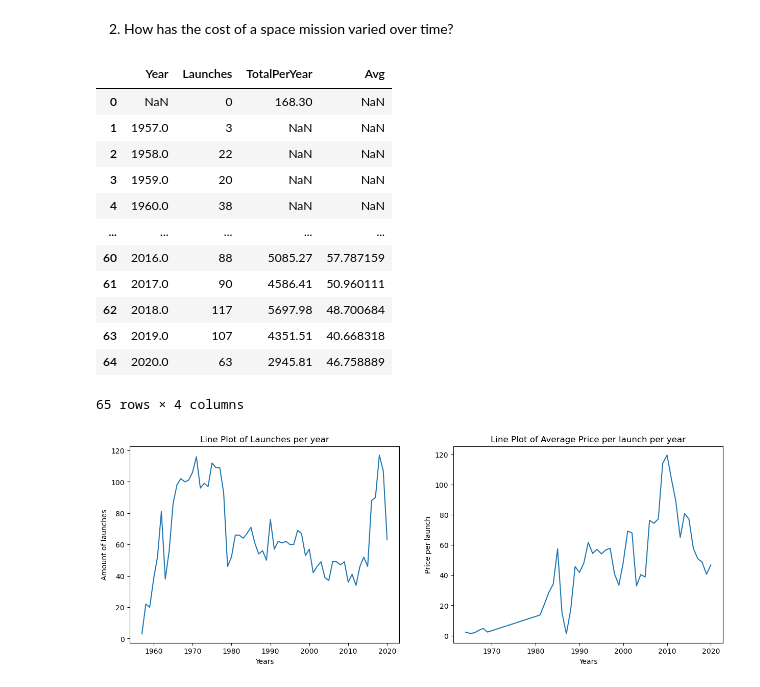
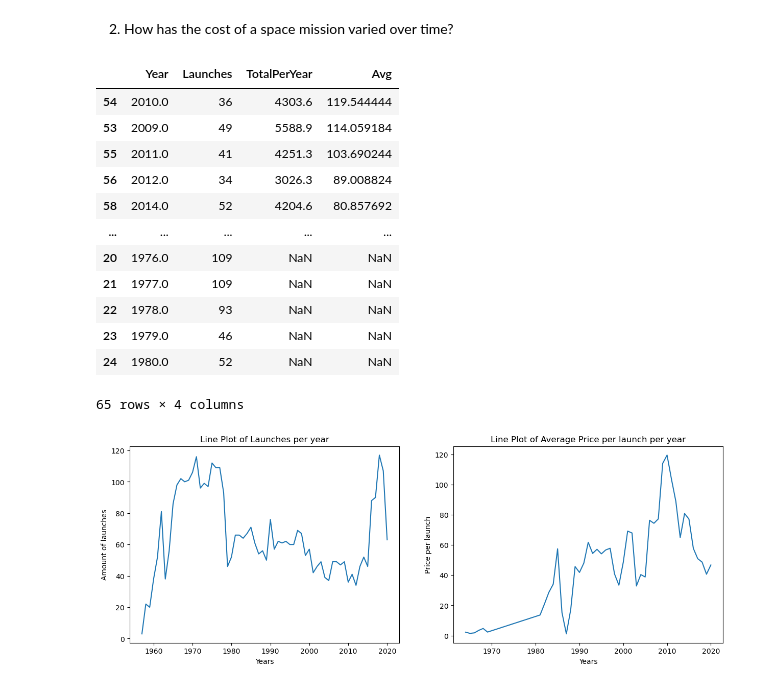
Before and after one commit to MayraVillarrubia/space-mission-launches, a Jupyter notebook: mission_explore_data.ipynb, the cells around one changed output. Saved outputs shown, nothing was run; the diff lists cells and outputs as text; code cells hidden in the pictures.

```diff
--- a/mission_explore_data.ipynb
+++ b/mission_explore_data.ipynb
@@ -297,24 +317,24 @@ results
 # %%
 query = """
 Select Year, count(Year) as Launches, sum(Price) as TotalPerYear, sum(Price)/count(Year) as Avg
 from df_mission
 group by Year
 """
 results = pysqldf(query)
-results
+results.sort_values('Avg', ascending=False)
 # %% [output]
 |  | Year | Launches | TotalPerYear | Avg |
-| 0 | NaN | 0 | 168.30 | NaN |
-| 1 | 1957.0 | 3 | NaN | NaN |
-| 2 | 1958.0 | 22 | NaN | NaN |
-| 3 | 1959.0 | 20 | NaN | NaN |
-| 4 | 1960.0 | 38 | NaN | NaN |
+| 54 | 2010.0 | 36 | 4303.6 | 119.544444 |
+| 53 | 2009.0 | 49 | 5588.9 | 114.059184 |
+| 55 | 2011.0 | 41 | 4251.3 | 103.690244 |
+| 56 | 2012.0 | 34 | 3026.3 | 89.008824 |
+| 58 | 2014.0 | 52 | 4204.6 | 80.857692 |
 | ... | ... | ... | ... | ... |
-| 60 | 2016.0 | 88 | 5085.27 | 57.787159 |
-| 61 | 2017.0 | 90 | 4586.41 | 50.960111 |
-| 62 | 2018.0 | 117 | 5697.98 | 48.700684 |
-| 63 | 2019.0 | 107 | 4351.51 | 40.668318 |
-| 64 | 2020.0 | 63 | 2945.81 | 46.758889 |
+| 20 | 1976.0 | 109 | NaN | NaN |
+| 21 | 1977.0 | 109 | NaN | NaN |
+| 22 | 1978.0 | 93 | NaN | NaN |
+| 23 | 1979.0 | 46 | NaN | NaN |
+| 24 | 1980.0 | 52 | NaN | NaN |
 65 rows × 4 columns
 # %%
 fig, axes = plt.subplots(1, 2, figsize=(15, 5))
```
Also changed, not shown: parts of 2 cells of this notebook, 2 other files.
